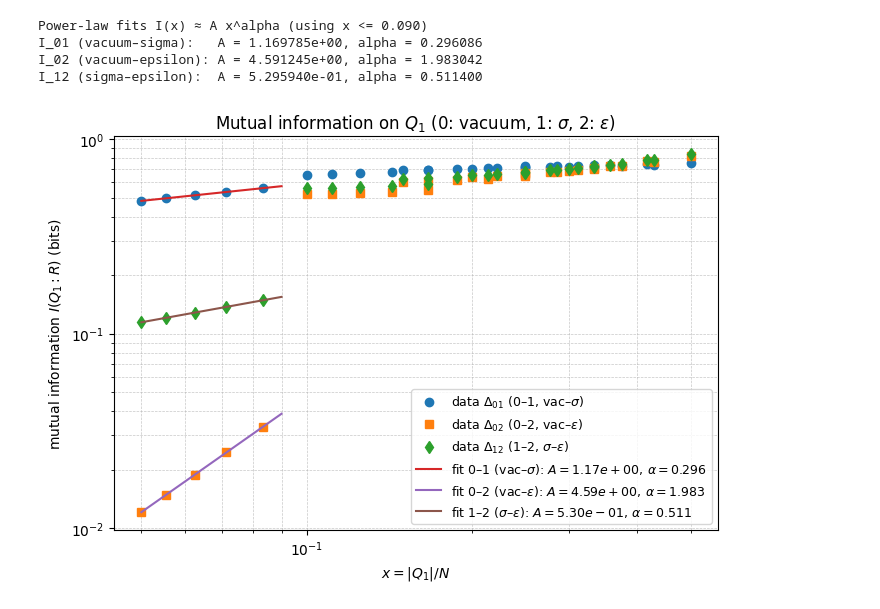
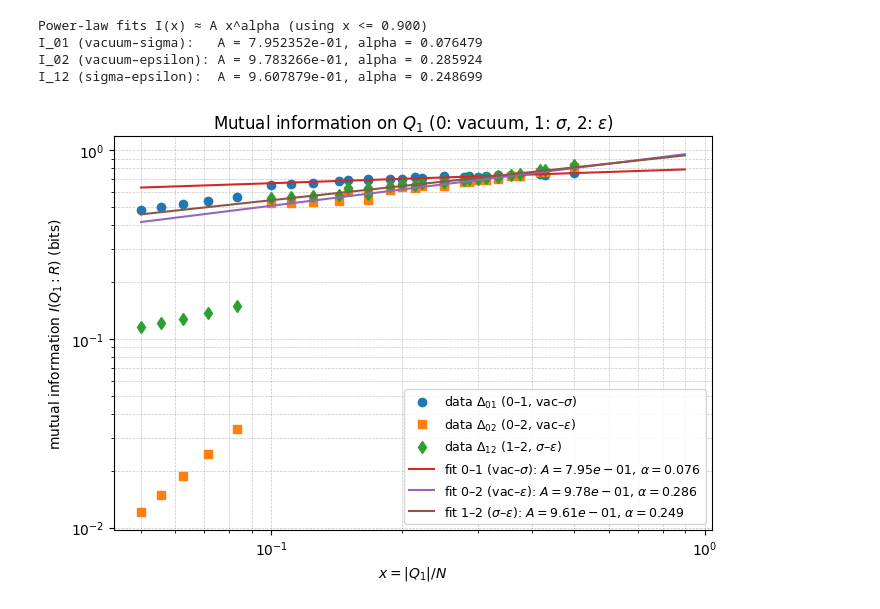
Before and after one commit to YuntaiSong/puMPS.jl, a Jupyter notebook: examples/Ising_mutual_info.ipynb, the cells around one changed output. Drawn from its saved outputs; the diff is of its cells as text; code cells hidden in the pictures.

```diff
--- a/examples/Ising_mutual_info.ipynb
+++ b/examples/Ising_mutual_info.ipynb
@@ -82,8 +82,8 @@ I12_all = rows[:, 4]  # I(Q1:R) for pair (1,2): sigma–epsilon
 # 2. Choose small-x window for power-law fit
 # -----------------------------------------
 # Use the “small interval” regime; adjust x_max_fit if desired.
-x_max_fit = 0.09
-x_min_fit = 0.0
+x_max_fit = 0.9
+x_min_fit = 0.1
 fit_mask = (x_min_fit < x_all) & (x_all <= x_max_fit)
 
 x_fit   = x_all[fit_mask]
@@ -115,35 +115,35 @@ ax.loglog(x_all, I02_all, "s",
           label=r"data $\Delta_{02}$ (0–2, vac–$\varepsilon$)")
 ax.loglog(x_all, I12_all, "d",
           label=r"data $\Delta_{12}$ (1–2, $\sigma$–$\varepsilon$)")
 # Smooth x-range for plotting the fits (only in small-x window)
 x_min_plot = x_all.min()
 x_max_plot = x_max_fit
 x_line = np.logspace(np.log10(x_min_plot), np.log10(x_max_plot), 200)
 
 y01_line = A01 * x_line**alpha01
 y02_line = A02 * x_line**alpha02
 y12_line = A12 * x_line**alpha12
 
 # Fit curves with A, alpha in legend
 lbl01_fit = r"fit 0–1 (vac–$\sigma$): $A={:.2e},\, \alpha={:.3f}$".format(A01, alpha01)
 lbl02_fit = r"fit 0–2 (vac–$\varepsilon$): $A={:.2e},\, \alpha={:.3f}$".format(A02, alpha02)
 lbl12_fit = r"fit 1–2 ($\sigma$–$\varepsilon$): $A={:.2e},\, \alpha={:.3f}$".format(A12, alpha12)
 
 ax.loglog(x_line, y01_line, "-", label=lbl01_fit)
 ax.loglog(x_line, y02_line, "-", label=lbl02_fit)
 ax.loglog(x_line, y12_line, "-", label=lbl12_fit)
 
 ax.set_xlabel(r"$x = |Q_1|/N$")
 ax.set_ylabel(r"mutual information $I(Q_1 : R)$ (bits)")
 ax.set_title(r"Mutual information on $Q_1$ (0: vacuum, 1: $\sigma$, 2: $\varepsilon$)")
 ax.grid(True, which="both", linestyle="--", linewidth=0.5, alpha=0.7)
 ax.legend(fontsize=9, loc="best")
 
 plt.tight_layout()
 plt.show()
 # %% [output]
-Power-law fits I(x) ≈ A x^alpha (using x <= 0.090)
-I_01 (vacuum–sigma):   A = 1.169785e+00, alpha = 0.296086
-I_02 (vacuum–epsilon): A = 4.591245e+00, alpha = 1.983042
-I_12 (sigma–epsilon):  A = 5.295940e-01, alpha = 0.511400
+Power-law fits I(x) ≈ A x^alpha (using x <= 0.900)
+I_01 (vacuum–sigma):   A = 7.952352e-01, alpha = 0.076479
+I_02 (vacuum–epsilon): A = 9.783266e-01, alpha = 0.285924
+I_12 (sigma–epsilon):  A = 9.607879e-01, alpha = 0.248699
-[figure, old version]
+[figure, new version]
```
Also changed, not shown: 43 other files.
